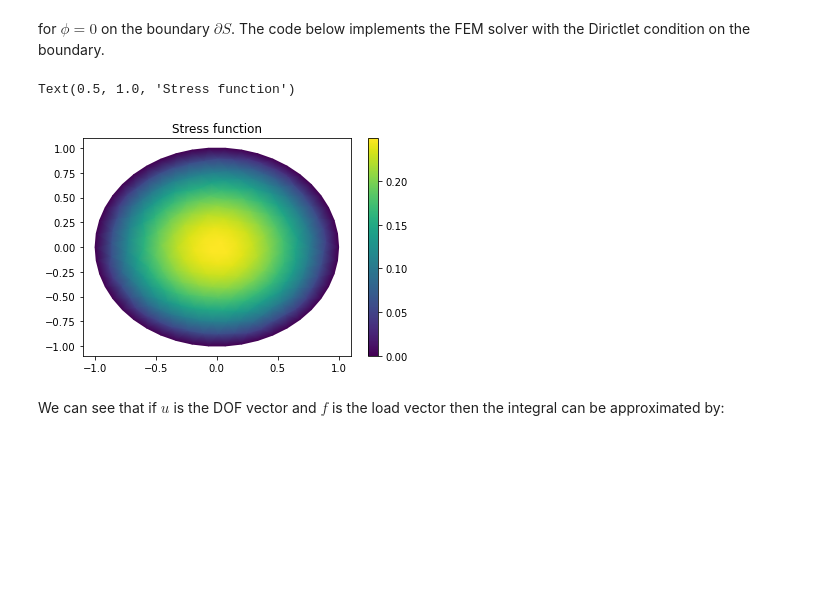
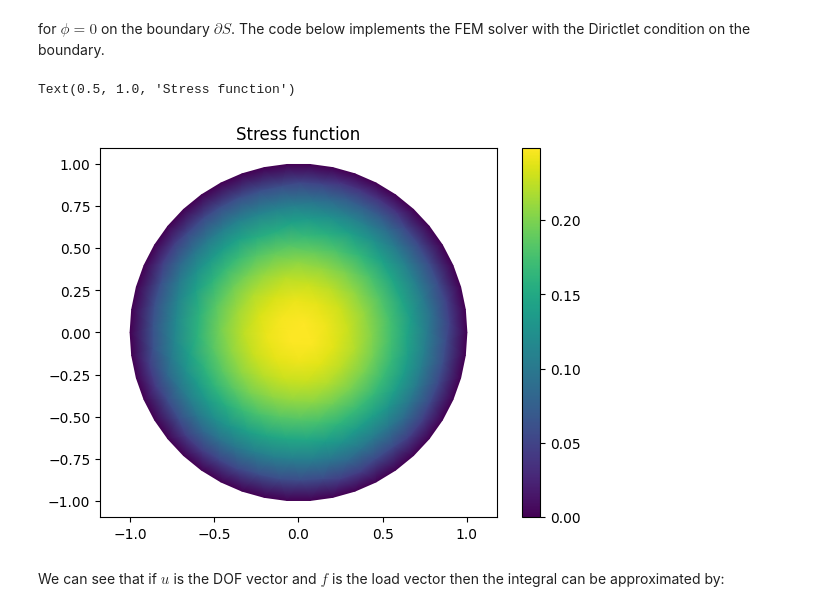
Before and after one commit to dinhtrung21/deepfem, a Jupyter notebook: fem.ipynb, the cells around one changed output. Cells and saved outputs as stored; diff of their text form; code cells hidden in the pictures; blank space fills up the shorter version.

```diff
--- a/fem.ipynb
+++ b/fem.ipynb
@@ -22,7 +33,7 @@ import matplotlib.pyplot as plt
 import meshio
 
 # read the mesh from a file
-mio = meshio.read('circle.inp')
+mio = meshio.read('mesh/circle.inp')
 p = mio.points.T[:2]
 t = mio.cells[-1].data.T
 
@@ -55,34 +66,35 @@ invAT = 1 / detA * np.array([[A[1, 1], -A[1, 0]],
 
 # find basis function gradients for all elements
 dphihat = np.array([[-1, -1], [1, 0], [0, 1]])
 dphi = np.einsum('ijk,lj', invAT, dphihat)
 
 # assemble stiffness matrix K and load vector f
 data, rows, cols = [], [], []
 f = np.zeros(p.shape[1])
 for i in range(3):
     v, dv = 1/3, dphi[:, :, i]
     for j in range(3):
         u, du = 1/3, dphi[:, :, j]
         data.append((du[0] * dv[0] + du[1] * dv[1]) * np.abs(detA) / 2)
         rows.append(t[i])
         cols.append(t[j])
     np.add.at(f, t[i], v * np.abs(detA) / 2)
 K = sp.coo_matrix((np.hstack(data), (np.hstack(rows), np.hstack(cols)))).tocsr()
 
 # solve linear system
 u = np.zeros(K.shape[0])
 # using 0.9999999 instead of 1 to avoid numerical approximation
 I = np.nonzero((p[0]**2 + p[1]**2 < 0.9999999))[0]
 u[I] = sp.linalg.spsolve(K[I][:, I], f[I])
 
 # plot solution
 plt.tripcolor(*p, u, triangles=t.T, shading='gouraud')
 plt.colorbar()
+plt.axis('equal')
 plt.title("Stress function")
 # %% [output]
 Text(0.5, 1.0, 'Stress function')
-[figure, old version]
+[figure, new version]
 # %% [markdown]
 We can see that if $u$ is the DOF vector and $f$ is the load vector then the integral can be approximated by:
 # %% [markdown]
```
Also changed, not shown: parts of 2 cells of this notebook.
